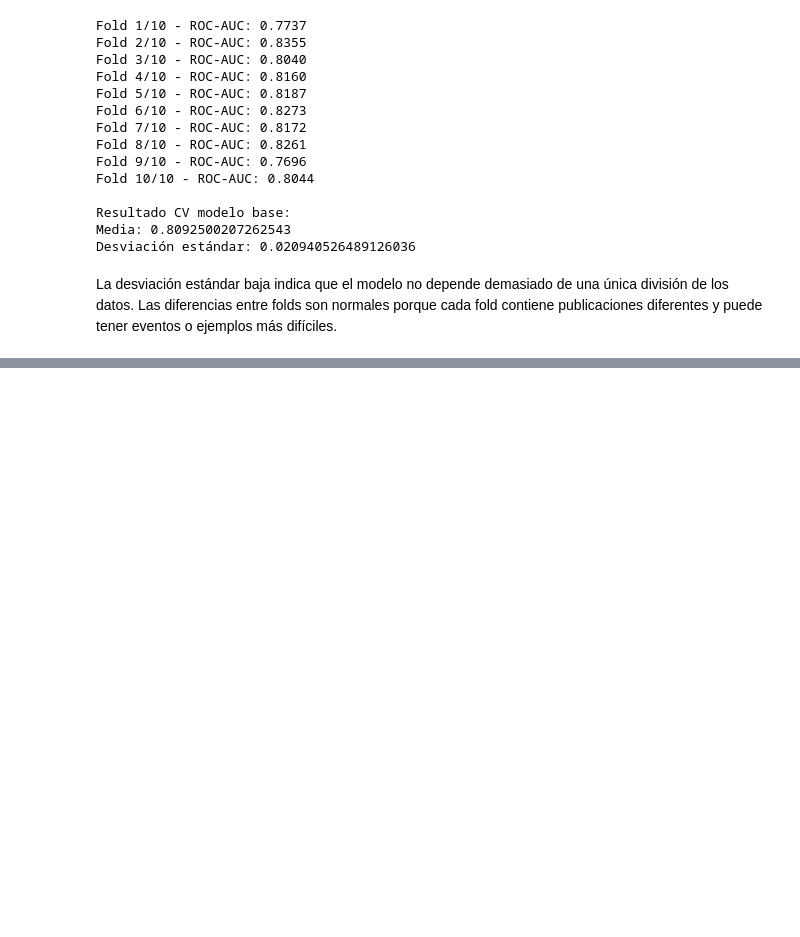
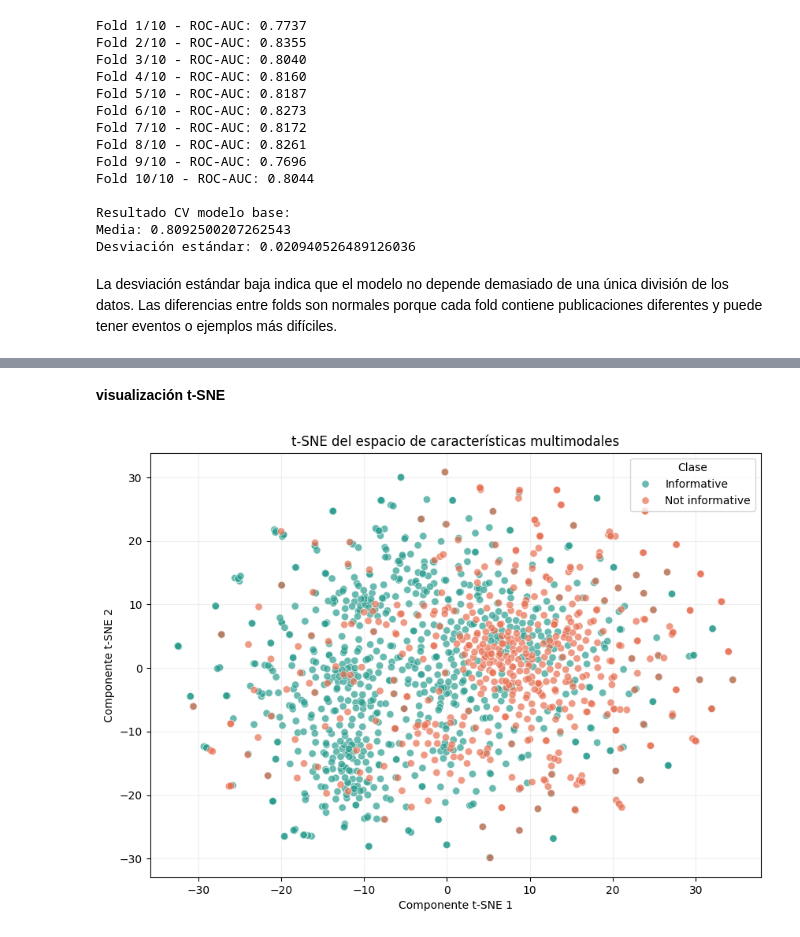
Before and after one commit to jessicamile94-star/crisis-mmd-multimodal-emergency-detection, a Jupyter notebook: CrisisMMD_Multimodal_Jessica_Ballesteros.ipynb, the cells around one changed output, grey strips where cells are left out. Cells and saved outputs as stored; diff of their text form; code cells hidden in the pictures; blank space fills up the shorter version.

```diff
--- a/CrisisMMD_Multimodal_Jessica_Ballesteros.ipynb
+++ b/CrisisMMD_Multimodal_Jessica_Ballesteros.ipynb
@@ -1125,0 +1649,62 @@ La desviación estándar baja indica que el modelo no depende demasiado de una
+# %% [markdown]
+**visualización t-SNE**
+# %%
+from sklearn.manifold import TSNE
+from sklearn.preprocessing import StandardScaler
+
+
+X_tsne_source = X_train_multimodal
+y_tsne_source = y_train
+
+
+X_tsne_scaled = StandardScaler().fit_transform(
+    X_tsne_source
+)
+
+
+tsne_model = TSNE(
+    n_components=2,
+    perplexity=30,
+    learning_rate="auto",
+    init="pca",
+    max_iter=1000,
+    random_state=SEED
+)
+
+X_tsne = tsne_model.fit_transform(
+    X_tsne_scaled
+)
+
+tsne_df = pd.DataFrame({
+    "TSNE_1": X_tsne[:, 0],
+    "TSNE_2": X_tsne[:, 1],
+    "Clase": np.where(
+        y_tsne_source == 1,
+        "Informative",
+        "Not informative"
+    )
+})
+
+plt.figure(figsize=(10, 7))
+
+sns.scatterplot(
+    data=tsne_df,
+    x="TSNE_1",
+    y="TSNE_2",
+    hue="Clase",
+    palette={
+        "Informative": "#2a9d8f",
+        "Not informative": "#e76f51"
+    },
+    alpha=0.7,
+    s=45
+)
+
+plt.title("t-SNE del espacio de características multimodales")
+plt.xlabel("Componente t-SNE 1")
+plt.ylabel("Componente t-SNE 2")
+plt.legend(title="Clase")
+plt.grid(alpha=0.2)
+plt.show()
+# %% [output]
+[figure, added]
```
Also changed, not shown: parts of 24 cells of this notebook.
